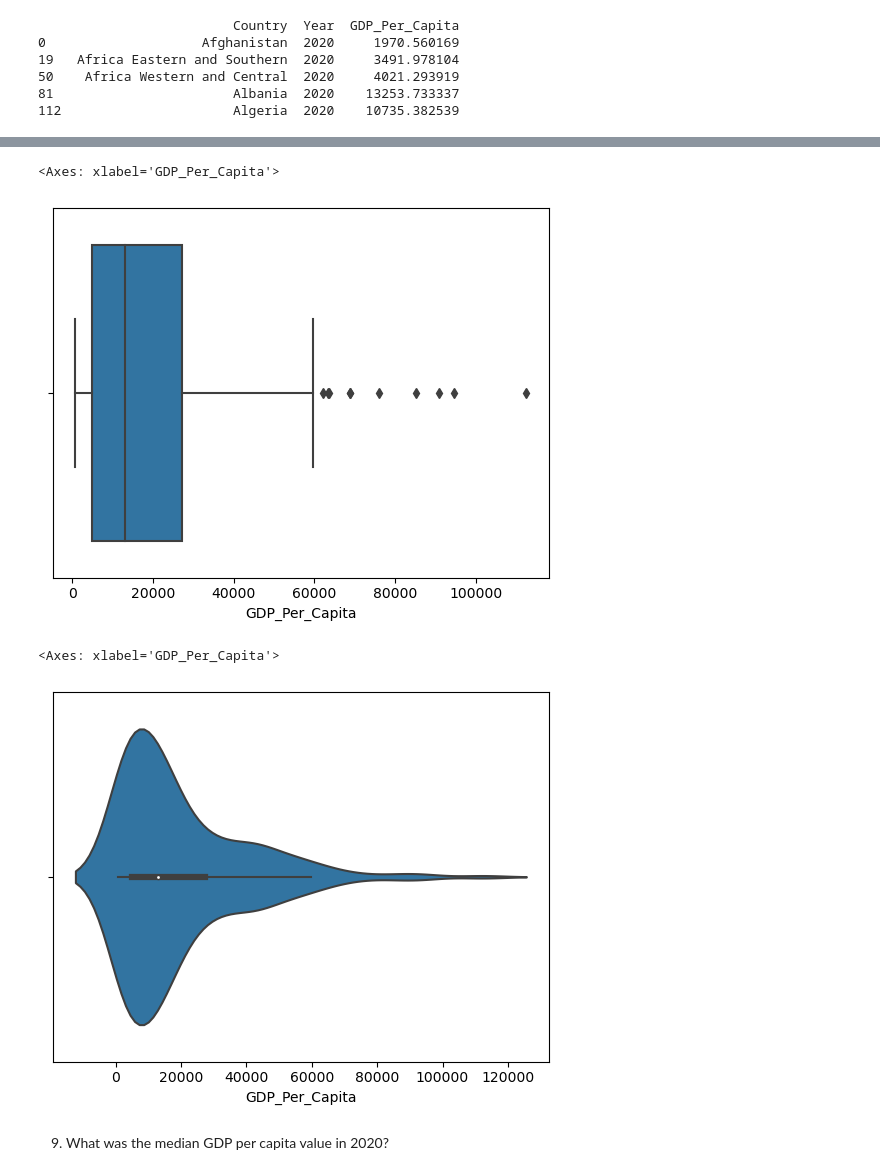
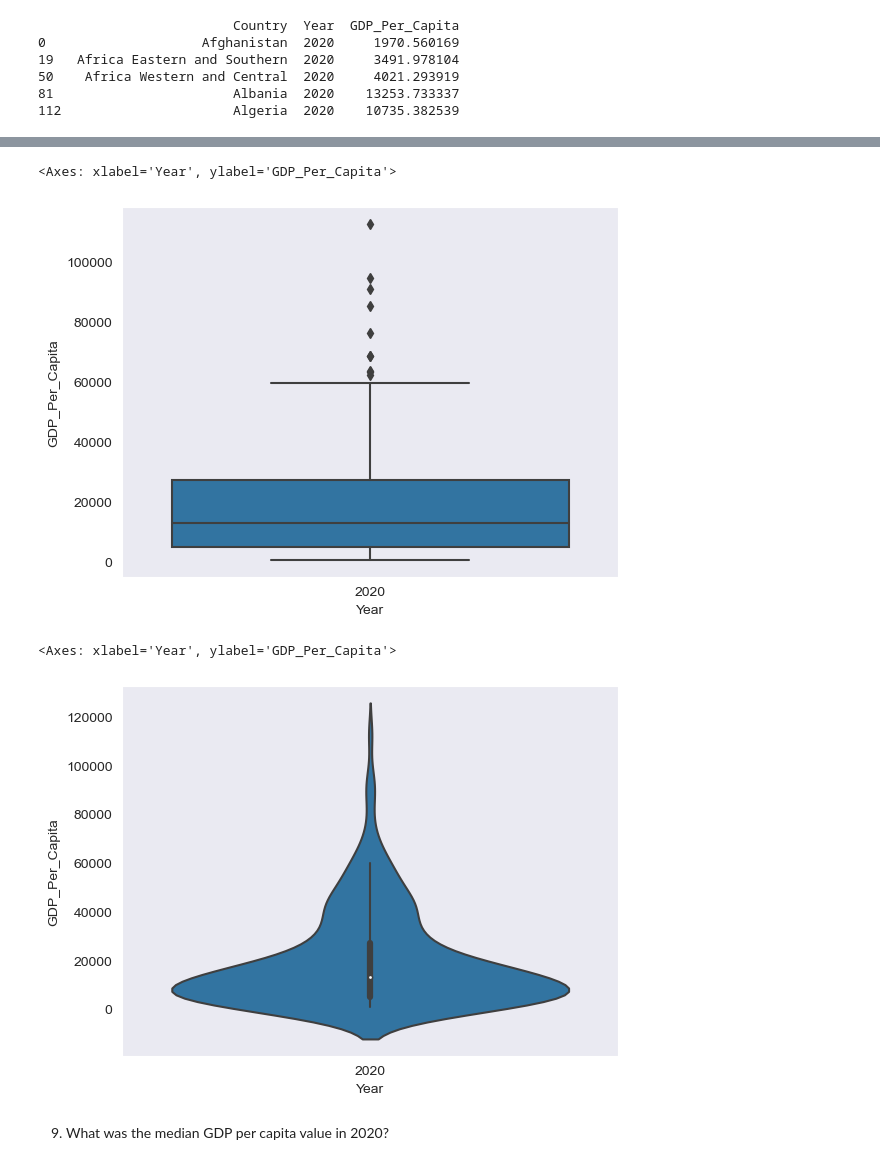
Before and after one commit to NSS-Data-Analytics-Cohort-8/gdp-and-internet-usage-melaniewesson, a Jupyter notebook: notebooks/un_project.ipynb, the cells around one changed output, grey strips where cells are left out. Cells and saved outputs as stored; diff of their text form; code cells hidden in the pictures.

```diff
--- a/notebooks/un_project.ipynb
+++ b/notebooks/un_project.ipynb
@@ -143,13 +143,13 @@ sns.kdeplot(gdp_2020['GDP_Per_Capita'])
 # %%
-sns.boxplot(x=gdp_2020["GDP_Per_Capita"])
+sns.boxplot(x=gdp_2020["Year"], y=gdp_2020["GDP_Per_Capita"])
 # %% [output]
-<Axes: xlabel='GDP_Per_Capita'>
+<Axes: xlabel='Year', ylabel='GDP_Per_Capita'>
-[figure, old version]
+[figure, new version]
 # %%
-sns.violinplot(x=gdp_2020["GDP_Per_Capita"])
+sns.violinplot(x=gdp_2020["Year"], y=gdp_2020["GDP_Per_Capita"])
 # %% [output]
-<Axes: xlabel='GDP_Per_Capita'>
+<Axes: xlabel='Year', ylabel='GDP_Per_Capita'>
-[figure, old version]
+[figure, new version]
 # %% [markdown]
 9. What was the median GDP per capita value in 2020?
 # %%
```
Also changed, not shown: parts of 34 cells of this notebook, 1 other file.
